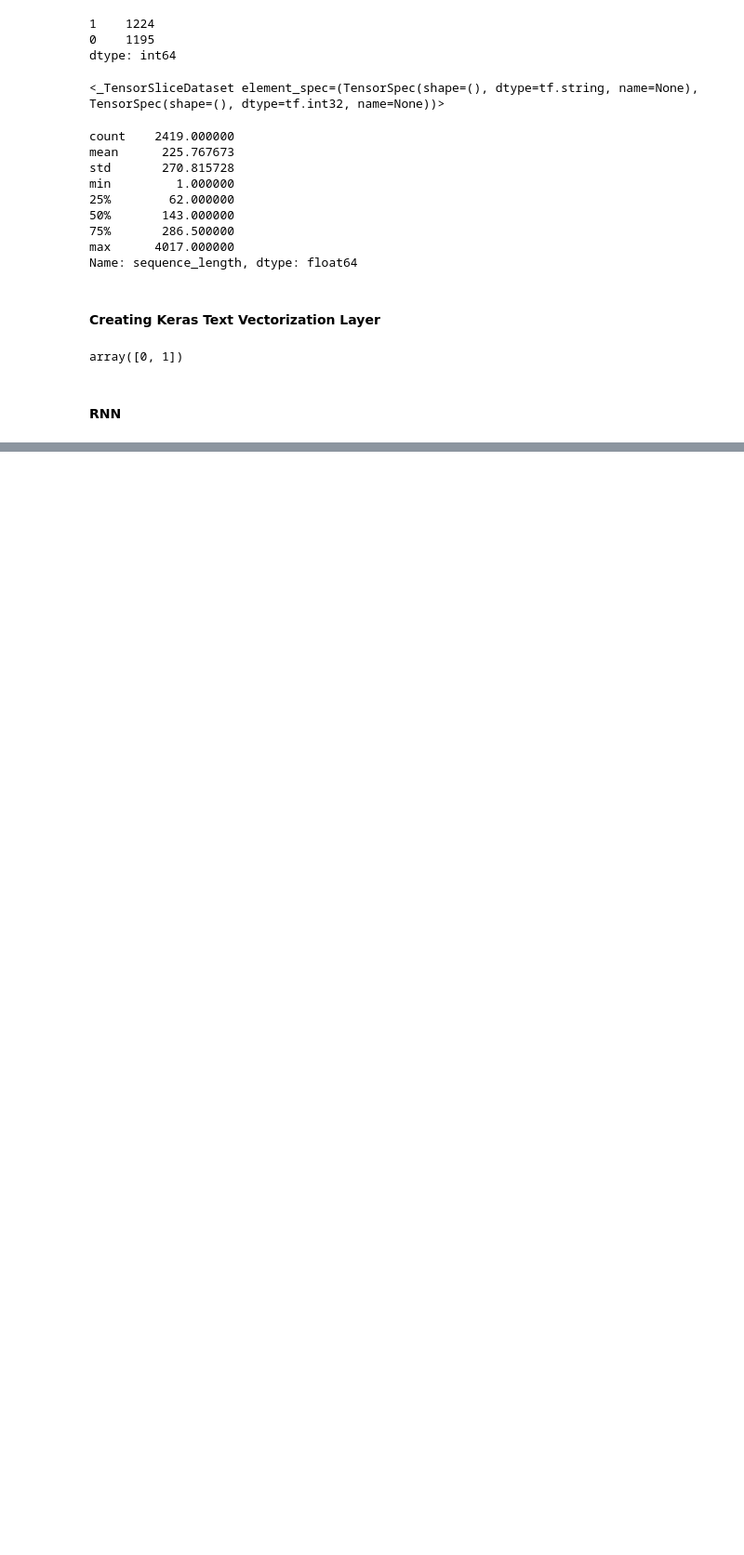
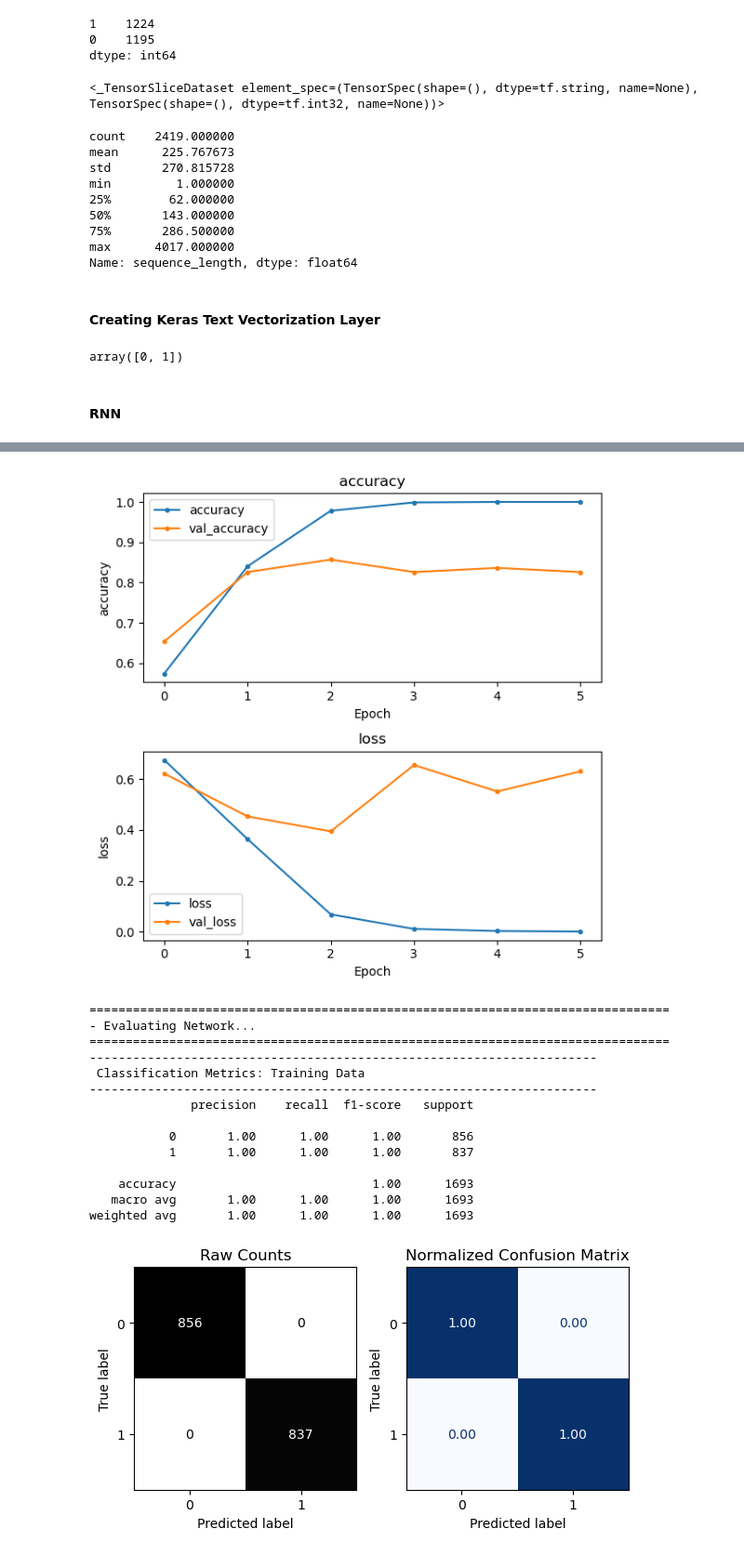
Before and after one commit to Gondram/Exploration-of-IMDB-rating-predictors, a Jupyter notebook: Review_Classification.ipynb, the cells around one changed output, grey strips where cells are left out. Shown: that part at 93% size. Saved outputs shown, nothing was run; the diff lists cells and outputs as text; code cells hidden in the pictures; blank space fills up the shorter version.

```diff
--- a/Review_Classification.ipynb
+++ b/Review_Classification.ipynb
@@ -375,5 +375,22 @@ Epoch 3/30
 # %%
 # Evaluate the model
-results = evaluate_classification_network(
+results = fn.evaluate_classification_network(
     model, X_train=train_ds,
     X_test=test_ds, history=history);
+# %% [output]
+[figure, added]
+================================================================================
+- Evaluating Network...
+================================================================================
+----------------------------------------------------------------------
+ Classification Metrics: Training Data
+----------------------------------------------------------------------
+              precision    recall  f1-score   support
+
+           0       1.00      1.00      1.00       856
+           1       1.00      1.00      1.00       837
+
+    accuracy                           1.00      1693
+   macro avg       1.00      1.00      1.00      1693
+weighted avg       1.00      1.00      1.00      1693
+[figure, added]
```
Also changed, not shown: parts of 3 cells of this notebook, 2 other files.
